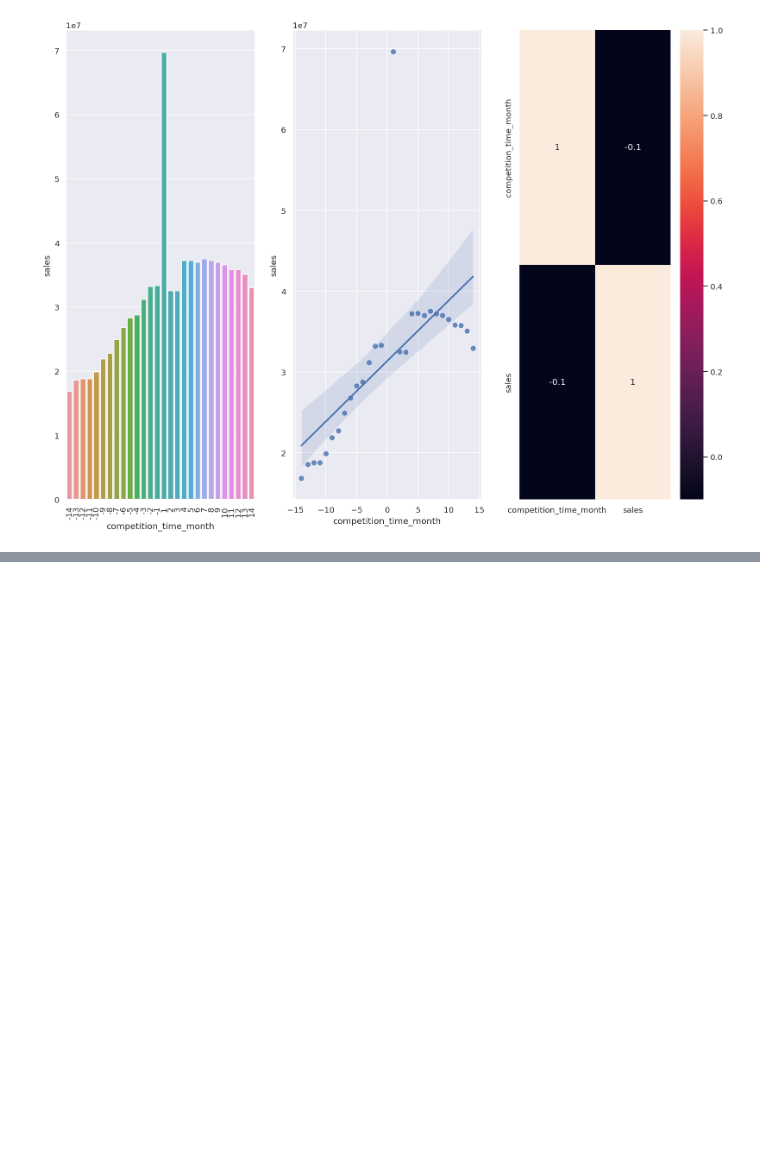
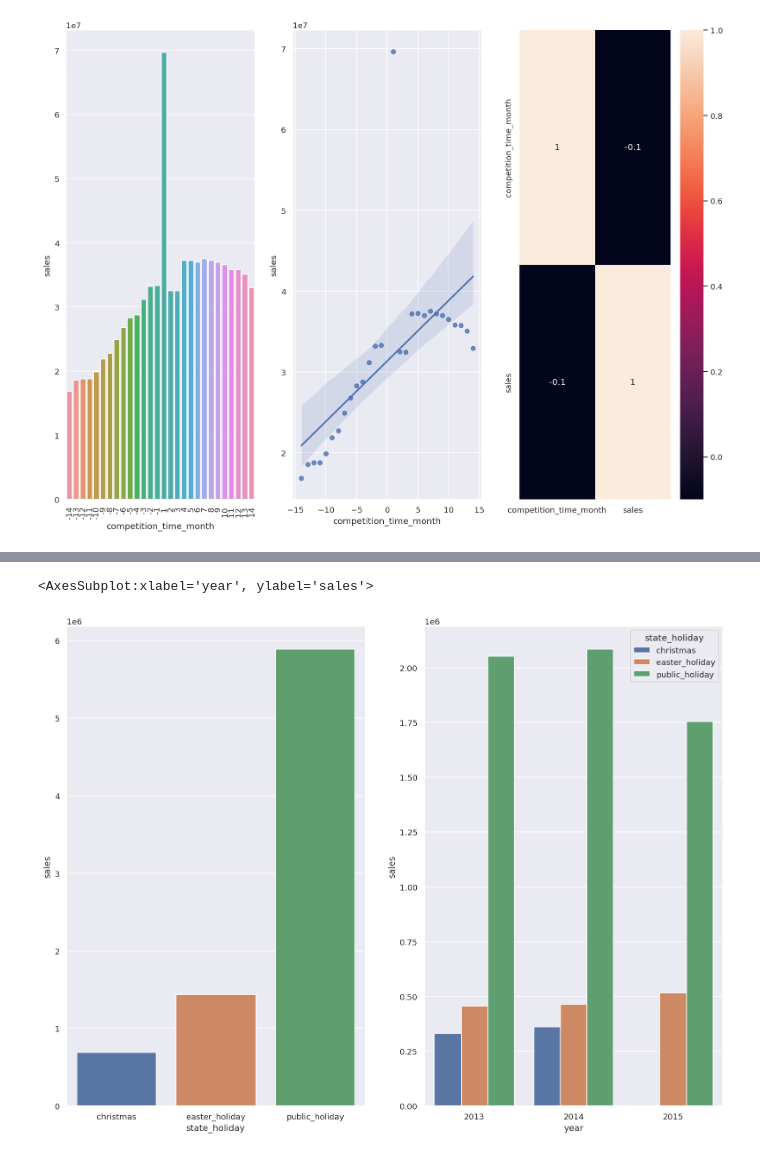
Before and after one commit to gkunzler/DS-in-Prod, a Jupyter notebook: store_sales_prediction_rossman_1205.ipynb, the cells around one changed output, grey strips where cells are left out. Drawn from its saved outputs; the diff is of its cells as text; code cells hidden in the pictures; blank space fills up the shorter version.

```diff
--- a/store_sales_prediction_rossman_1205.ipynb
+++ b/store_sales_prediction_rossman_1205.ipynb
@@ -458,0 +505,17 @@ sns.heatmap(aux1.corr(method='pearson'),annot=True);
+# %%
+#o feriado com mais vendas é o natal
+#falso: o feriado com mais vendas não é o natal
+
+aux1 = df5.loc[df5['state_holiday'] != 'regular_day']
+aux2 = aux1[['state_holiday', 'sales']].groupby('state_holiday').sum().reset_index()
+
+plt.subplot(1,2,1)
+sns.barplot(x ='state_holiday',y ='sales',data = aux2)
+
+aux3 = aux1[['year', 'state_holiday', 'sales']].groupby(['year','state_holiday']).sum().reset_index()
+
+plt.subplot(1,2,2)
+sns.barplot(x ='year',y ='sales', hue = 'state_holiday',  data = aux3)
+# %% [output]
+<AxesSubplot:xlabel='year', ylabel='sales'>
+[figure, added]
```
Also changed, not shown: parts of 11 cells of this notebook.
